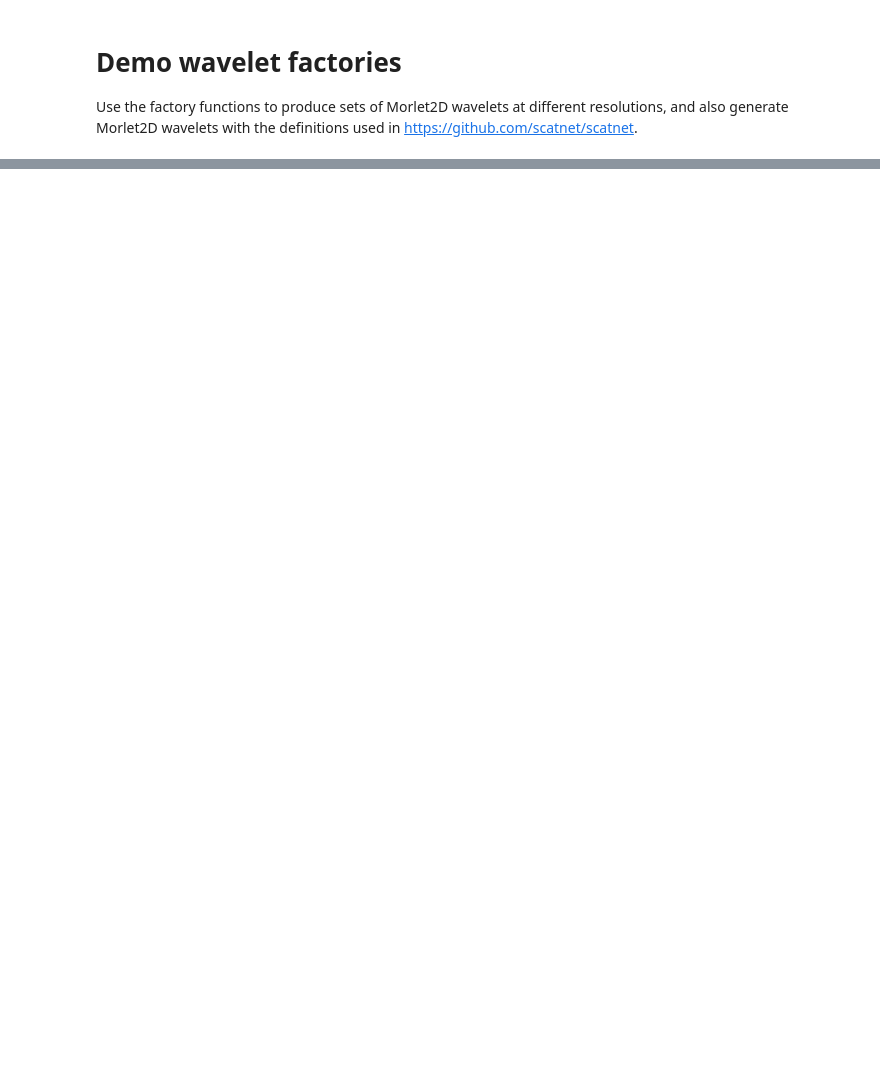
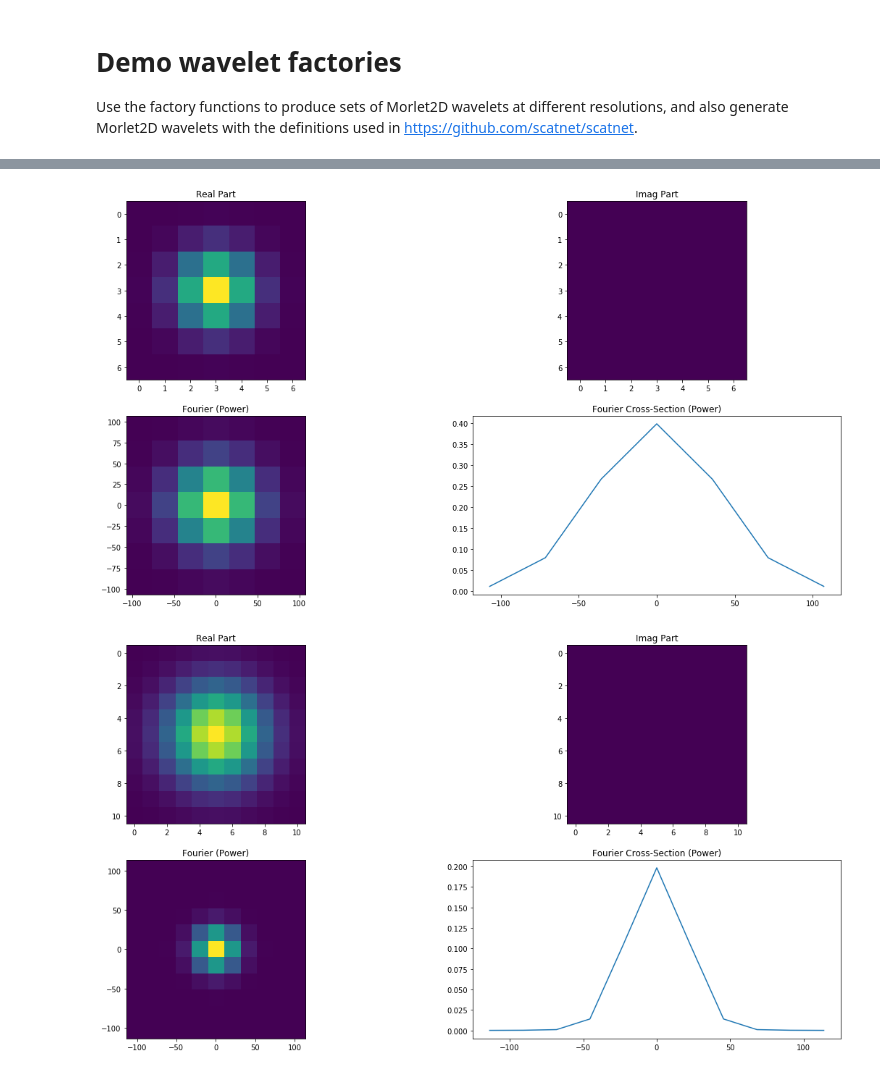
Before and after one commit to enthought/blusky, a Jupyter notebook: notebooks/Demo - Vanilla Morlet2D.ipynb, the cells around one changed output, grey strips where cells are left out. Cells and saved outputs as stored; diff of their text form; code cells hidden in the pictures; blank space fills up the shorter version.

Commit message:
provide factories for the gabor2d

```diff
--- a/notebooks/Demo - Vanilla Morlet2D.ipynb
+++ b/notebooks/Demo - Vanilla Morlet2D.ipynb
@@ -59,0 +62,15 @@ do_vis(wav2, sample_rate=0.001)
+# %%
+import numpy as np
+from numpy import fft
+import matplotlib.pylab as plt
+
+from blusky.wavelets.wavelet_factories_2d import vanilla_gabor_2d, vanilla_morlet_2d
+
+wav0 = vanilla_gabor_2d(0.001, sigma=1.0, j=0, crop=7.).kernel(0)
+wav1 = vanilla_gabor_2d(0.001, sigma=1.0, j=1, crop=5.).kernel(0)
+wav2 = vanilla_gabor_2d(0.001, sigma=1.0, j=2, crop=5.).kernel(0)
+# %%
+list(map(do_vis, [wav0, wav1, wav2]));
+# %% [output]
+[figure, added]
+[figure, added]
```
Also changed, not shown: parts of 8 cells of this notebook, 1 other file.
